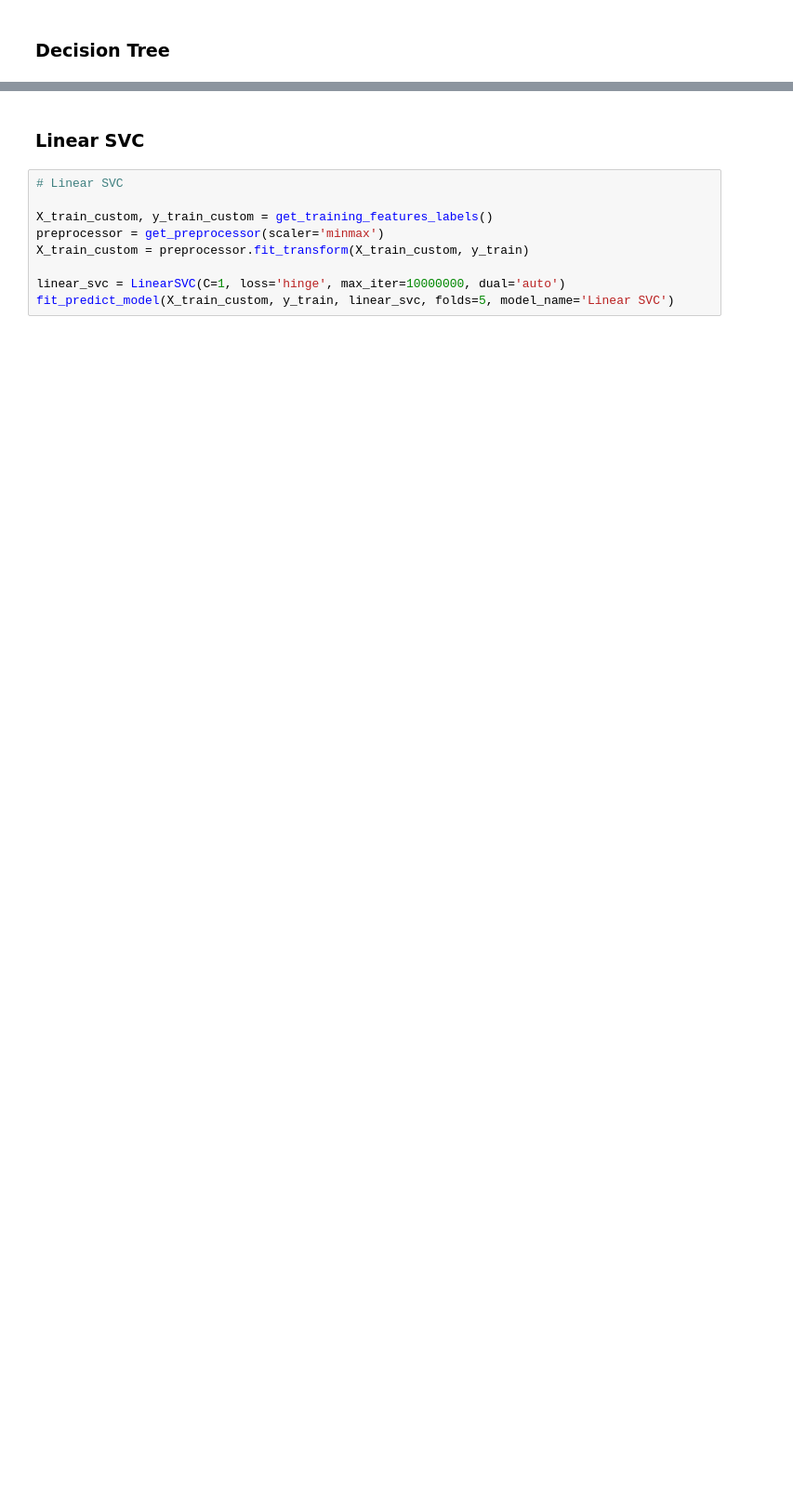
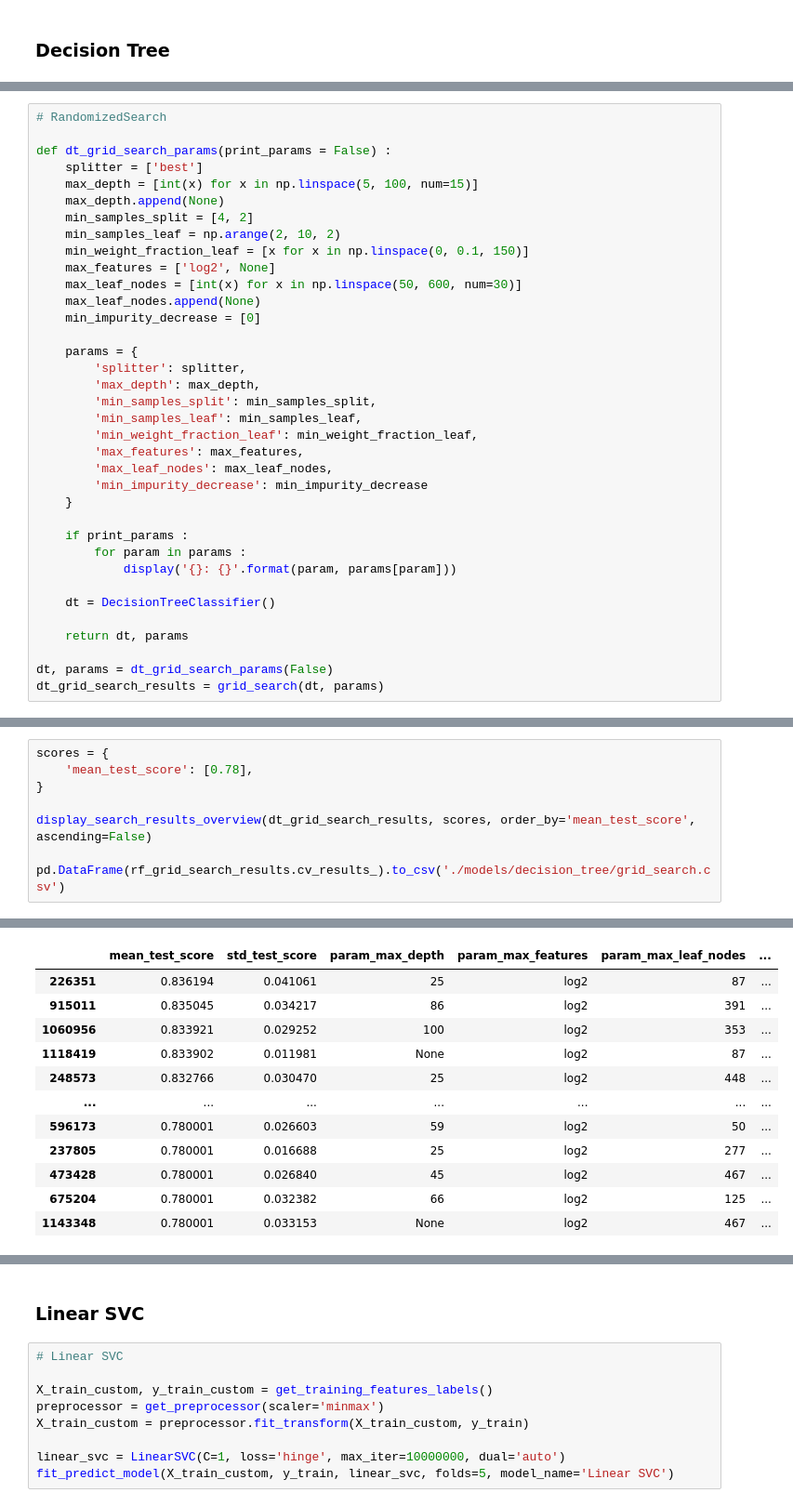
Before and after one commit to LucasSchurer/Titanic, a Jupyter notebook: titanic.ipynb, the cells around one changed output, grey strips where cells are left out. Shown at 93% size. Drawn from its saved outputs; the diff is of its cells as text; blank space fills up the shorter version.

```diff
--- a/titanic.ipynb
+++ b/titanic.ipynb
@@ -511,0 +625,36 @@ fit_predict_model(X_train, y_train, decision_tree, folds=5, model_name='Decision
+# %%
+# RandomizedSearch
+
+def dt_grid_search_params(print_params = False) :
+    splitter = ['best']
+    max_depth = [int(x) for x in np.linspace(5, 100, num=15)]
+    max_depth.append(None)
+    min_samples_split = [4, 2]
+    min_samples_leaf = np.arange(2, 10, 2)
+    min_weight_fraction_leaf = [x for x in np.linspace(0, 0.1, 150)]
+    max_features = ['log2', None]
+    max_leaf_nodes = [int(x) for x in np.linspace(50, 600, num=30)]
+    max_leaf_nodes.append(None)
+    min_impurity_decrease = [0]
+
+    params = {
+        'splitter': splitter,
+        'max_depth': max_depth,
+        'min_samples_split': min_samples_split,
+        'min_samples_leaf': min_samples_leaf,
+        'min_weight_fraction_leaf': min_weight_fraction_leaf,
+        'max_features': max_features,
+        'max_leaf_nodes': max_leaf_nodes,
+        'min_impurity_decrease': min_impurity_decrease
+    }
+
+    if print_params :
+        for param in params :
+            display('{}: {}'.format(param, params[param]))
+
+    dt = DecisionTreeClassifier()
+
+    return dt, params
+
+dt, params = dt_grid_search_params(False)
+dt_grid_search_results = grid_search(dt, params)
@@ -511,0 +663,9 @@ fit_predict_model(X_train, y_train, decision_tree, folds=5, model_name='Decision
+# %%
+scores = {
+    'mean_test_score': [0.78],
+}
+
+display_search_results_overview(dt_grid_search_results, scores, order_by='mean_test_score', ascending=False)
+
+pd.DataFrame(rf_grid_search_results.cv_results_).to_csv('./models/decision_tree/grid_search.csv')
+# %% [output]
@@ -511,0 +674,12 @@ fit_predict_model(X_train, y_train, decision_tree, folds=5, model_name='Decision
+|  | mean_test_score | std_test_score | param_max_depth | param_max_features | param_max_leaf_nodes | ... |
+| 226351 | 0.836194 | 0.041061 | 25 | log2 | 87 | ... |
+| 915011 | 0.835045 | 0.034217 | 86 | log2 | 391 | ... |
+| 1060956 | 0.833921 | 0.029252 | 100 | log2 | 353 | ... |
+| 1118419 | 0.833902 | 0.011981 | None | log2 | 87 | ... |
+| 248573 | 0.832766 | 0.030470 | 25 | log2 | 448 | ... |
+| ... | ... | ... | ... | ... | ... | ... |
+| 596173 | 0.780001 | 0.026603 | 59 | log2 | 50 | ... |
+| 237805 | 0.780001 | 0.016688 | 25 | log2 | 277 | ... |
+| 473428 | 0.780001 | 0.026840 | 45 | log2 | 467 | ... |
+| 675204 | 0.780001 | 0.032382 | 66 | log2 | 125 | ... |
+| 1143348 | 0.780001 | 0.033153 | None | log2 | 467 | ... |
```
Also changed, not shown: parts of 16 cells of this notebook, 3 other files.
